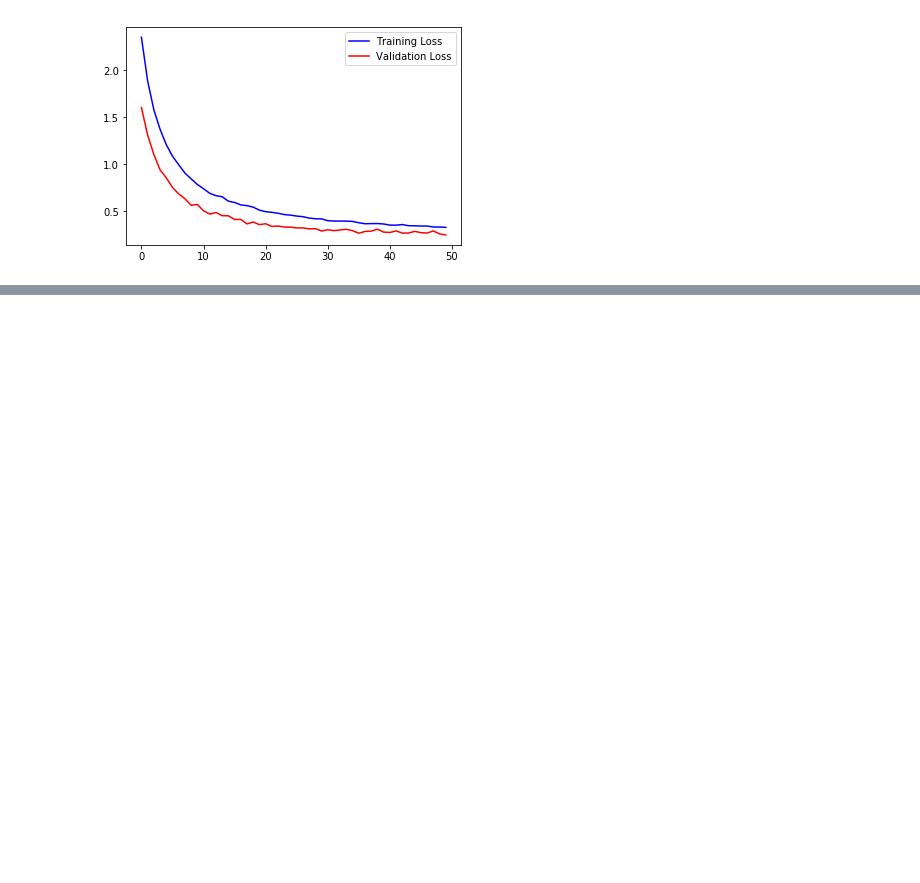
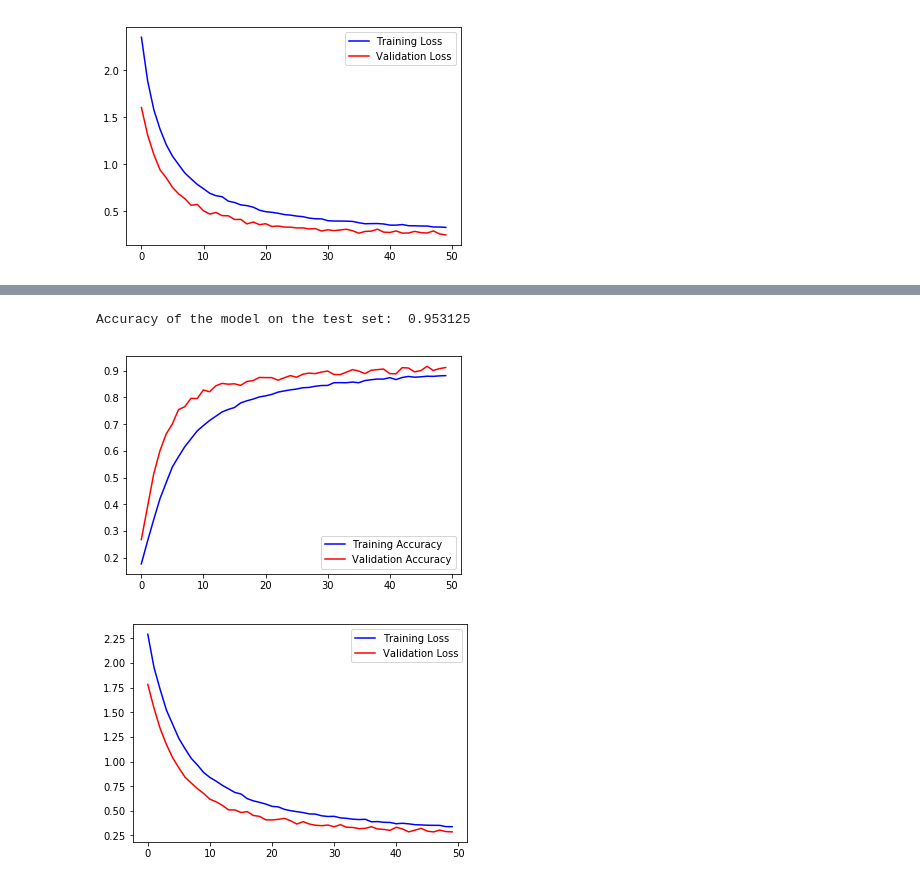
Before and after one commit to manashpratim/Intel-image-Classification, a Jupyter notebook: Intel_Image_Classification.ipynb, the cells around one changed output, grey strips where cells are left out. Drawn from its saved outputs; the diff is of its cells as text; code cells hidden in the pictures; blank space fills up the shorter version.

```diff
--- a/Intel_Image_Classification.ipynb
+++ b/Intel_Image_Classification.ipynb
@@ -374,0 +400,11 @@ plt.show()
+# %%
+import tensorflow as tf
+reduce = keras.callbacks.ReduceLROnPlateau(monitor='val_loss', factor=0.1, patience=10, mode='auto')
+history3 = transfer_model2.fit_generator(
+            train_generator,
+            steps_per_epoch=int(14034/64),
+            epochs=50,
+            validation_data=validation_generator,
+            validation_steps=int(1402/64),
+            callbacks=[reduce],
+            verbose=1)
@@ -374,0 +429,30 @@ plt.show()
+# %%
+accuracy2=transfer_model2.evaluate_generator(test_generator, steps=len(test_generator)//32,verbose=2)
+print('Accuracy of the model on the test set: ',accuracy2[1])
+# %% [output]
+Accuracy of the model on the test set:  0.953125
+# %%
+#Evaluating Accuracy and Loss of the model
+%matplotlib inline
+acc=history3.history['acc']
+val_acc=history3.history['val_acc']
+loss=history3.history['loss']
+val_loss=history3.history['val_loss']
+
+epochs=range(len(acc)) #No. of epochs
+
+#Plot training and validation accuracy per epoch
+import matplotlib.pyplot as plt
+plt.plot(epochs,acc,'b',label='Training Accuracy')
+plt.plot(epochs,val_acc,'r',label='Validation Accuracy')
+plt.legend()
+plt.figure()
+
+#Plot training and validation loss per epoch
+plt.plot(epochs,loss,'b',label='Training Loss')
+plt.plot(epochs,val_loss,'r',label='Validation Loss')
+plt.legend()
+plt.show()
+# %% [output]
+[figure, added]
+[figure, added]
```
Also changed, not shown: parts of 4 cells of this notebook.
